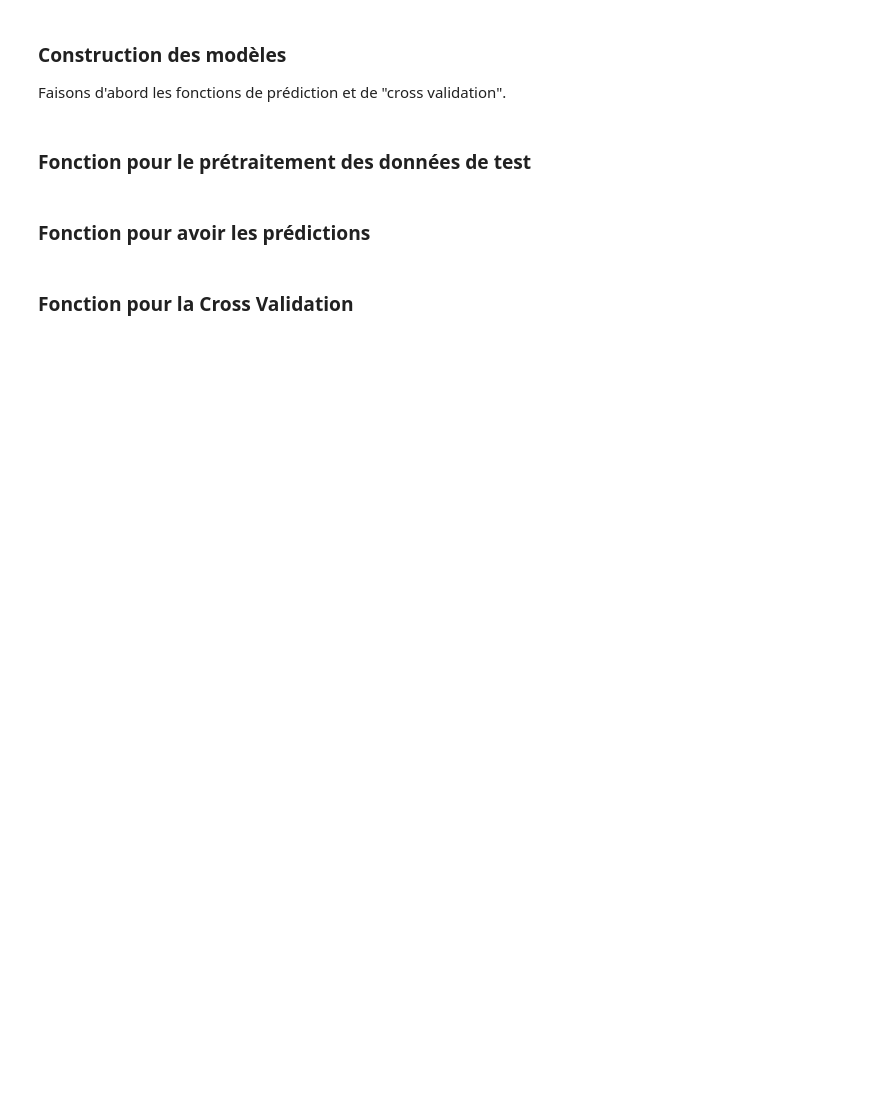
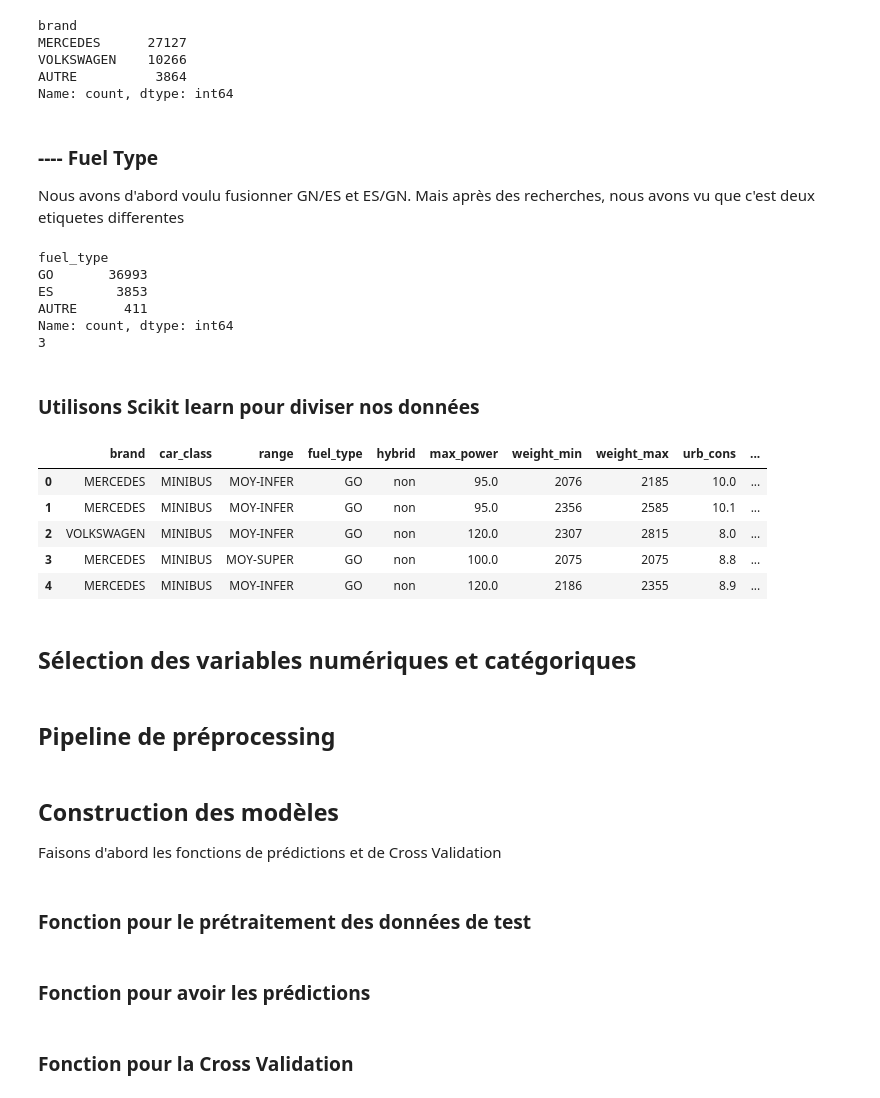
Before and after one commit to swordfatih/INSA-ML, a Jupyter notebook: regression/regression_xgboost.ipynb, the cells around one changed output. Saved outputs shown, nothing was run; the diff lists cells and outputs as text; code cells hidden in the pictures; blank space fills up the shorter version.

```diff
--- a/regression/regression_xgboost.ipynb
+++ b/regression/regression_xgboost.ipynb
@@ -24,0 +187,3 @@ Name: count, dtype: int64
+# %%
+is_moy_combispace = (data["car_class"]=="COMBISPCACE")
+data.loc[is_moy_combispace, "car_class"] = "COMBISPACE"
@@ -24,0 +214,5 @@ Name: count, dtype: int64
+# %%
+
+data[['gearbox', 'ratio']] = data["grbx_type_ratios"].str.split(' ', n=1, expand=True)
+data['ratio'] = data['ratio'].replace({'.': '0'})
+data = data.drop(columns="grbx_type_ratios")
@@ -24,0 +244,42 @@ Name: count, dtype: int64
+# %%
+is_not_abundant = ~data["brand"].isin(["MERCEDES", "VOLKSWAGEN"])
+data.loc[is_not_abundant, "brand"] = "AUTRE"
+# %%
+print(data["brand"].value_counts())
+# %% [output]
+brand
+MERCEDES      27127
+VOLKSWAGEN    10266
+AUTRE          3864
+Name: count, dtype: int64
+# %% [markdown]
+### ---- Fuel Type
+
+Nous avons d'abord voulu fusionner GN/ES et ES/GN. Mais après des recherches, nous avons vu que c'est deux etiquetes differentes
+# %%
+print(data["fuel_type"].value_counts())
+print(data["fuel_type"].nunique())
+# %% [output]
+fuel_type
+GO       36993
+ES        3853
+AUTRE      411
+Name: count, dtype: int64
+3
+# %% [markdown]
+### Utilisons Scikit learn pour diviser nos données
+# %%
+x_train, x_val, y_train, y_val = train_test_split(data, target, test_size=0.2, random_state=1)
+x_train = x_train.reset_index().drop('index', axis=1)
+x_val = x_val.reset_index().drop('index', axis=1)
+# %%
+x_train.head()
+# %% [output]
+|  | brand | car_class | range | fuel_type | hybrid | max_power | weight_min | weight_max | urb_cons | ... |
+| 0 | MERCEDES | MINIBUS | MOY-INFER | GO | non | 95.0 | 2076 | 2185 | 10.0 | ... |
+| 1 | MERCEDES | MINIBUS | MOY-INFER | GO | non | 95.0 | 2356 | 2585 | 10.1 | ... |
+| 2 | VOLKSWAGEN | MINIBUS | MOY-INFER | GO | non | 120.0 | 2307 | 2815 | 8.0 | ... |
+| 3 | MERCEDES | MINIBUS | MOY-SUPER | GO | non | 100.0 | 2075 | 2075 | 8.8 | ... |
+| 4 | MERCEDES | MINIBUS | MOY-INFER | GO | non | 120.0 | 2186 | 2355 | 8.9 | ... |
+# %% [markdown]
+## Sélection des variables numériques et catégoriques
@@ -24,0 +292,2 @@ Name: count, dtype: int64
+# %% [markdown]
+## Pipeline de préprocessing
@@ -25,7 +309,7 @@ Name: count, dtype: int64
 # %% [markdown]
-### Construction des modèles
+## Construction des modèles
 
-Faisons d'abord les fonctions de prédiction et de "cross validation".
+Faisons d'abord les fonctions de prédictions et de Cross Validation
 # %% [markdown]
 ### Fonction pour le prétraitement des données de test
 # %%
```
Also changed, not shown: parts of 59 cells of this notebook.
